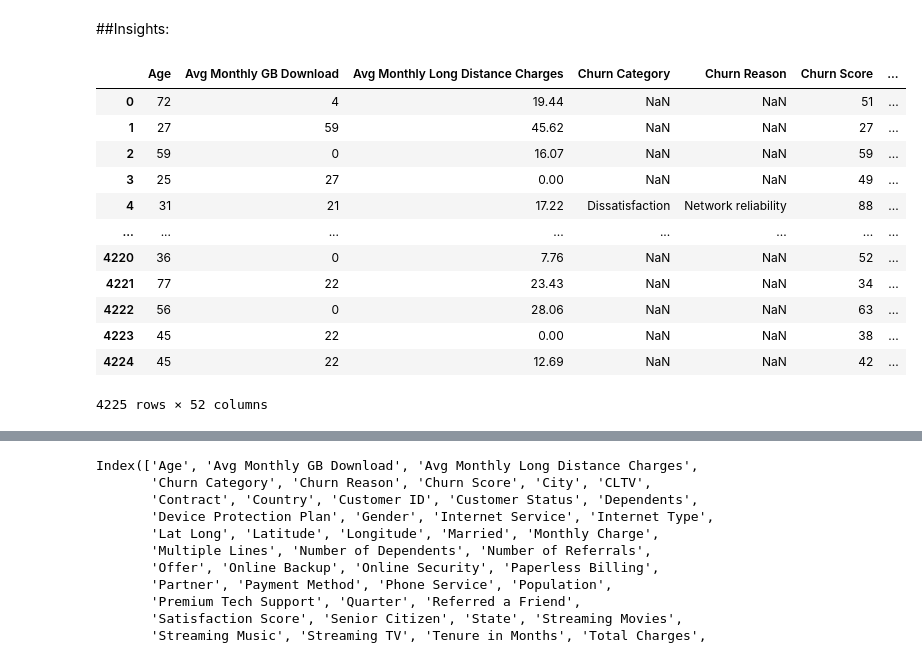
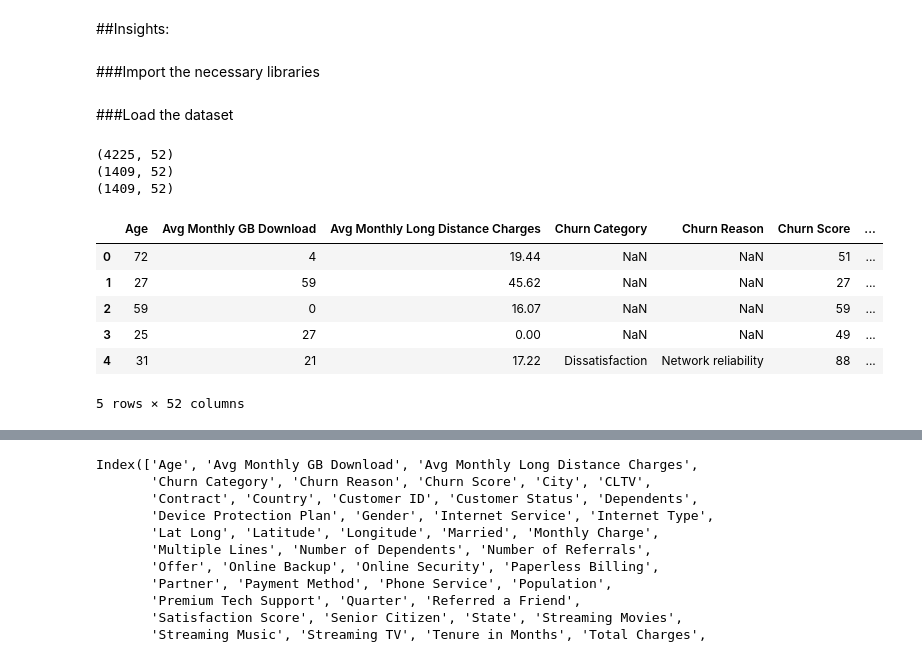
Before and after one commit to upanyachennoju/ecommerce-analysis, a Jupyter notebook: ecommerce_analysis.ipynb, the cells around one changed output, grey strips where cells are left out. Drawn from its saved outputs; the diff is of its cells as text; code cells hidden in the pictures.

```diff
--- a/ecommerce_analysis.ipynb
+++ b/ecommerce_analysis.ipynb
@@ -10,6 +10,8 @@ Customer churning is one of the biggest problems in the telecom industry. Acquir
 * A machine learning model can help predict the churning of customer and help businesses with retention strategies.
 # %% [markdown]
 ##Insights:
+# %% [markdown]
+###Import the necessary libraries
 # %%
 import pandas as pd
 import numpy as np
@@ -18,21 +22,25 @@ import seaborn as sns
+# %% [markdown]
+###Load the dataset
 # %%
 train_df = pd.read_csv('train.csv')
 test_df = pd.read_csv('test.csv')
 validate_df = pd.read_csv('validation.csv')
+# %%
+print(train_df.shape)
+print(test_df.shape)
+print(validate_df.shape)
+# %% [output]
+(4225, 52)
+(1409, 52)
+(1409, 52)
 # %%
-train_df
+train_df.head()
 # %% [output]
 |  | Age | Avg Monthly GB Download | Avg Monthly Long Distance Charges | Churn Category | Churn Reason | Churn Score | ... |
 | 0 | 72 | 4 | 19.44 | NaN | NaN | 51 | ... |
 | 1 | 27 | 59 | 45.62 | NaN | NaN | 27 | ... |
 | 2 | 59 | 0 | 16.07 | NaN | NaN | 59 | ... |
 | 3 | 25 | 27 | 0.00 | NaN | NaN | 49 | ... |
 | 4 | 31 | 21 | 17.22 | Dissatisfaction | Network reliability | 88 | ... |
-| ... | ... | ... | ... | ... | ... | ... | ... |
-| 4220 | 36 | 0 | 7.76 | NaN | NaN | 52 | ... |
-| 4221 | 77 | 22 | 23.43 | NaN | NaN | 34 | ... |
-| 4222 | 56 | 0 | 28.06 | NaN | NaN | 63 | ... |
-| 4223 | 45 | 22 | 0.00 | NaN | NaN | 38 | ... |
-| 4224 | 45 | 22 | 12.69 | NaN | NaN | 42 | ... |
-4225 rows × 52 columns
+5 rows × 52 columns
 # %%
```
Also changed, not shown: parts of 10 cells of this notebook.
